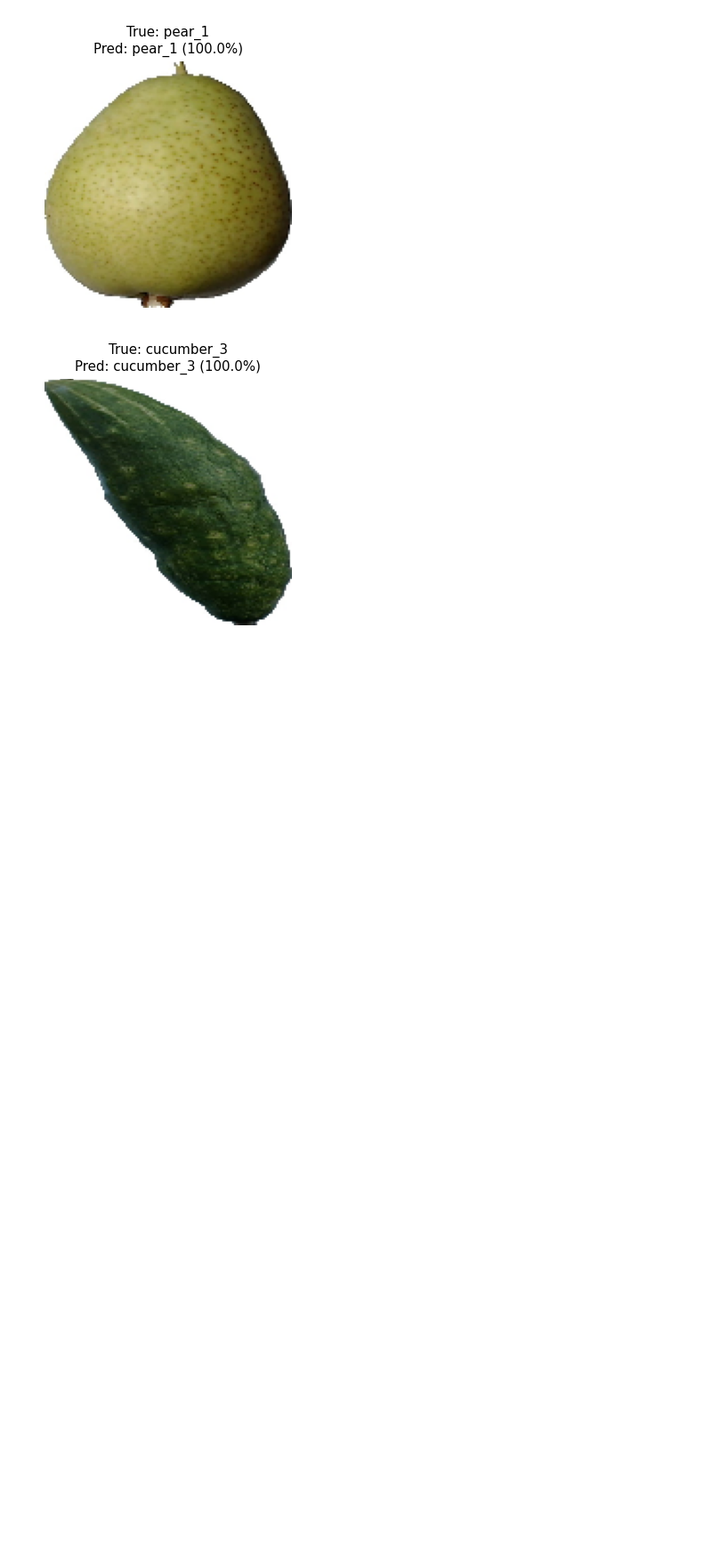
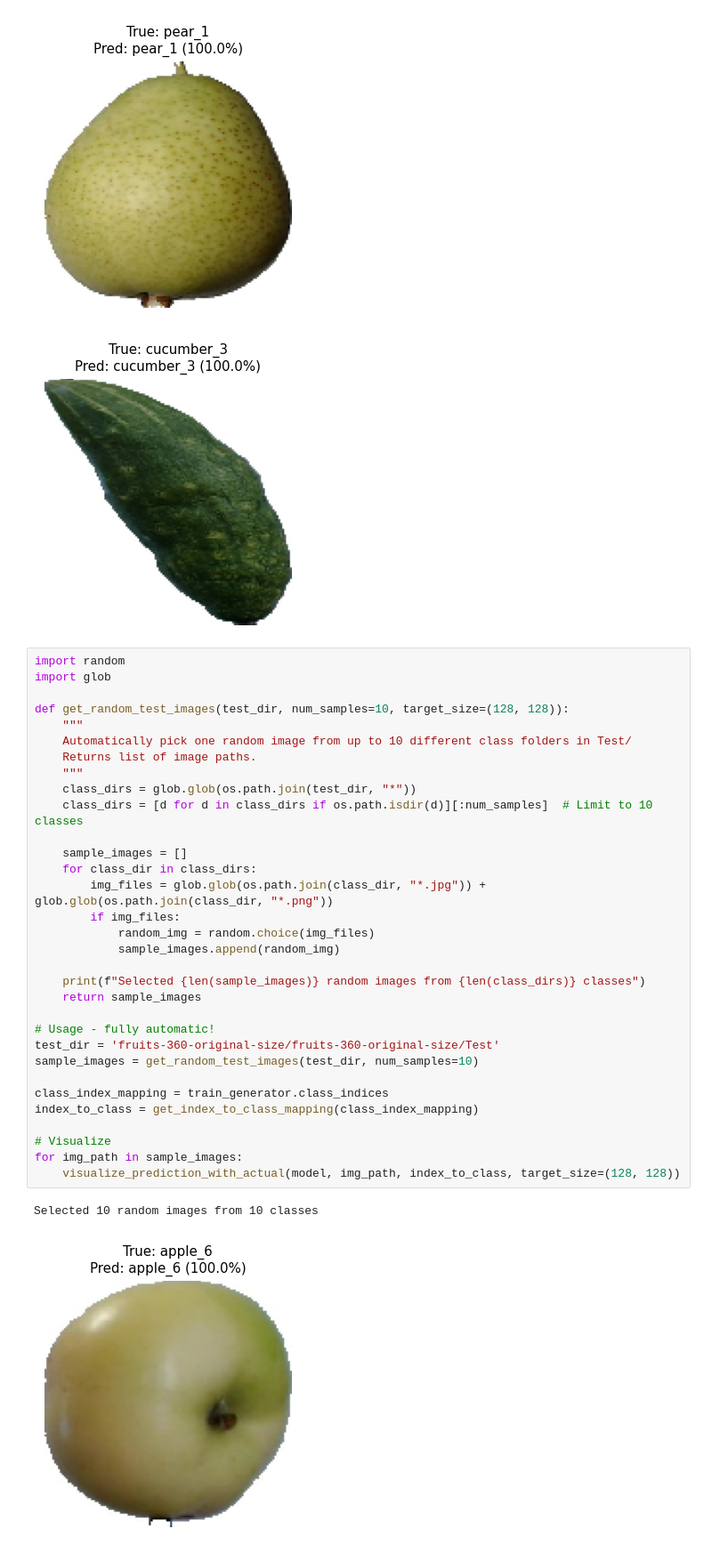
Before and after one commit to dawmro/fruit_classification, a Jupyter notebook: fruit_classification.ipynb, the cells around one changed output. Shown at 89% size. Cells and saved outputs as stored; diff of their text form; blank space fills up the shorter version.

```diff
--- a/fruit_classification.ipynb
+++ b/fruit_classification.ipynb
@@ -746,3 +746,38 @@ for img_path in sample_images:
 [figure]
 [figure]
 [figure]
+# %%
+import random
+import glob
+
+def get_random_test_images(test_dir, num_samples=10, target_size=(128, 128)):
+    """
+    Automatically pick one random image from up to 10 different class folders in Test/
+    Returns list of image paths.
+    """
+    class_dirs = glob.glob(os.path.join(test_dir, "*"))
+    class_dirs = [d for d in class_dirs if os.path.isdir(d)][:num_samples]  # Limit to 10 classes
+
+    sample_images = []
+    for class_dir in class_dirs:
+        img_files = glob.glob(os.path.join(class_dir, "*.jpg")) + glob.glob(os.path.join(class_dir, "*.png"))
+        if img_files:
+            random_img = random.choice(img_files)
+            sample_images.append(random_img)
+
+    print(f"Selected {len(sample_images)} random images from {len(class_dirs)} classes")
+    return sample_images
+
+# Usage - fully automatic!
+test_dir = 'fruits-360-original-size/fruits-360-original-size/Test'
+sample_images = get_random_test_images(test_dir, num_samples=10)
+
+class_index_mapping = train_generator.class_indices
+index_to_class = get_index_to_class_mapping(class_index_mapping)
+
+# Visualize
+for img_path in sample_images:
+    visualize_prediction_with_actual(model, img_path, index_to_class, target_size=(128, 128))
+# %% [output]
+Selected 10 random images from 10 classes
+[figure, added]
```
Also changed, not shown: parts of 4 cells of this notebook, 1 other file.
